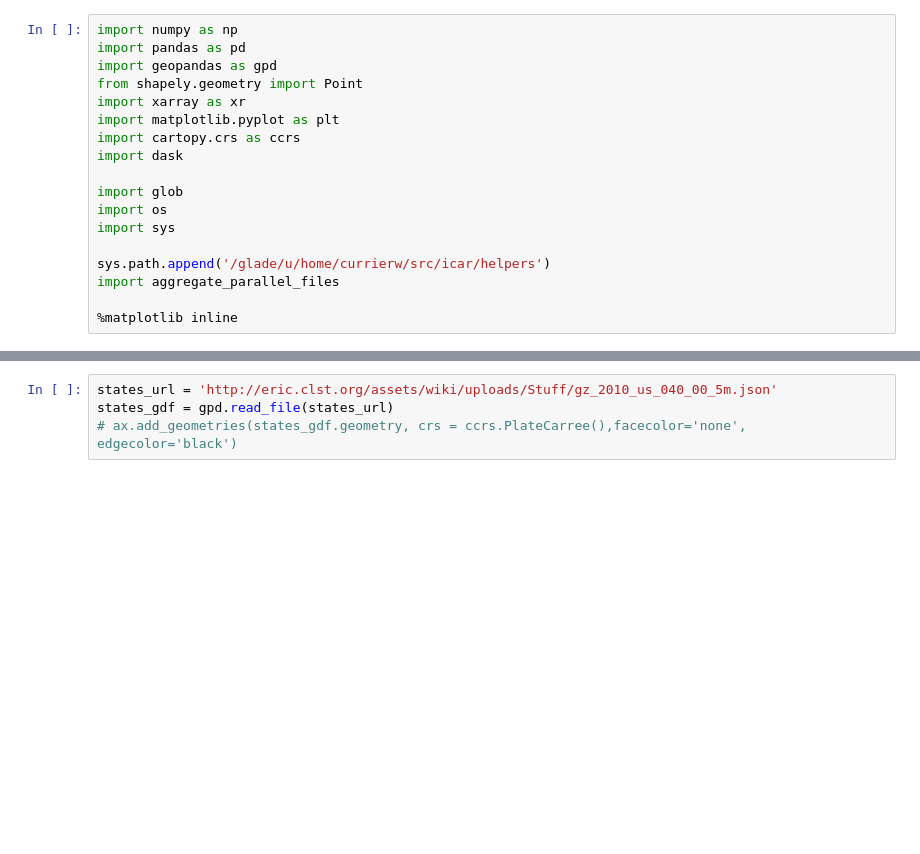
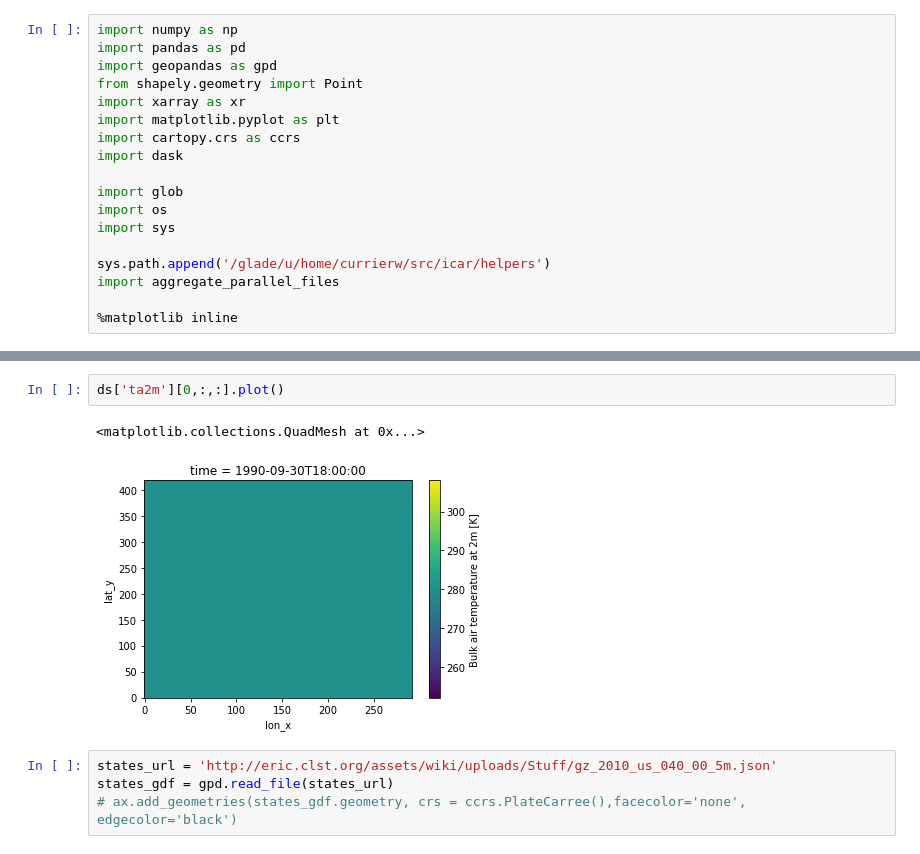
Before and after one commit to wcurrier/cmip_work, a Jupyter notebook: icar2movie.ipynb, the cells around one changed output, grey strips where cells are left out. Drawn from its saved outputs; the diff is of its cells as text; blank space fills up the shorter version.

```diff
--- a/icar2movie.ipynb
+++ b/icar2movie.ipynb
@@ -57,3 +66,8 @@ Attributes:
+# %%
+ds['ta2m'][0,:,:].plot()
+# %% [output]
+<matplotlib.collections.QuadMesh at 0x...>
+[figure, added]
 # %%
 states_url = 'http://eric.clst.org/assets/wiki/uploads/Stuff/gz_2010_us_040_00_5m.json'
 states_gdf = gpd.read_file(states_url)
```
Also changed, not shown: parts of 4 cells of this notebook, 3 other files.
